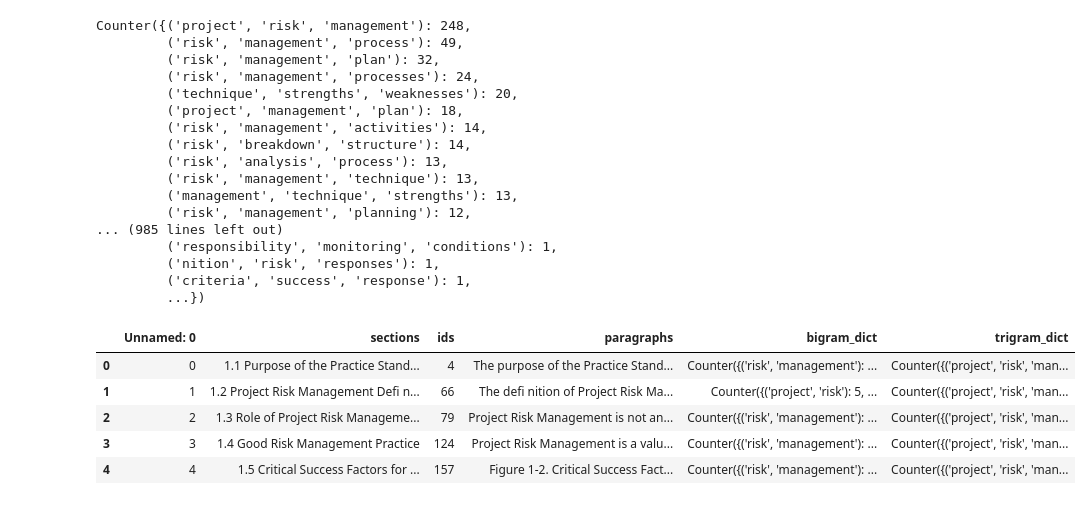
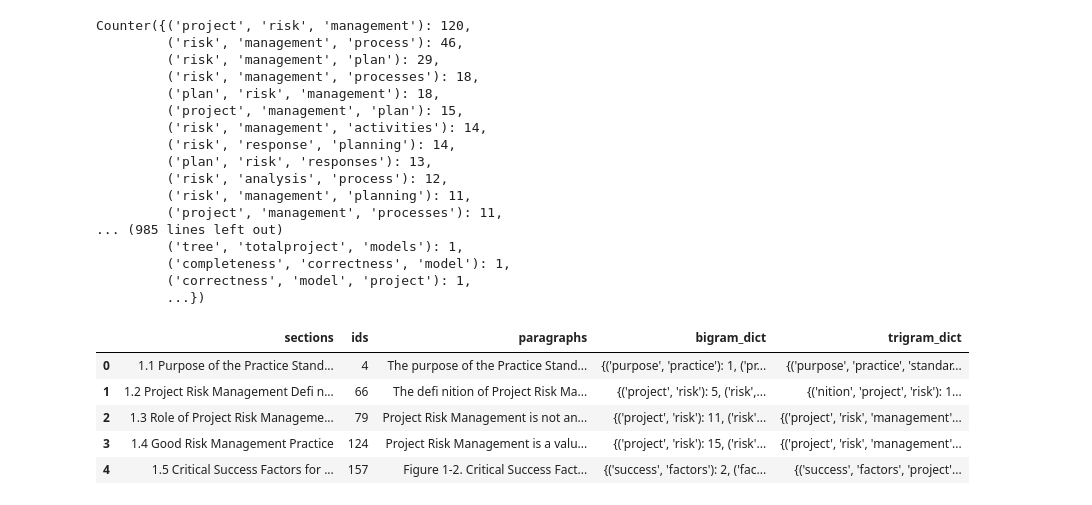
Before and after one commit to ArafetMarnissi/A_knowledge_graph_system_for_Project_Management, a Jupyter notebook: research/preprocessing_based_on_dataframe.ipynb, the cells around one changed output. Saved outputs shown, nothing was run; the diff lists cells and outputs as text; code cells hidden in the pictures.

Commit message:
nodes and relations extraction

```diff
--- a/research/preprocessing_based_on_dataframe.ipynb
+++ b/research/preprocessing_based_on_dataframe.ipynb
@@ -56,7 +99,7 @@ import spacy
 from collections import Counter
 
 # Load spaCy English model for POS tagging
-nlp = spacy.load("en_core_web_lg")
+nlp = spacy.load("en_core_web_trf")
 
 # Step 1: Function to filter bigrams containing only nouns
 def filter_ngrams_nouns(bigram_counter):
@@ -70,15 +113,8 @@ def filter_ngrams_nouns(bigram_counter):
             filtered_bigrams[bigram] = freq  # Add only noun-based bigrams to the new Counter
 
     return filtered_bigrams
-
-
-# # Step 2: Apply the filter to keep only noun-based bigrams
-# filtered_bigrams = filter_ngrams_nouns(dataframe.trigram_dict[0])
-
-# # Display the result
-# print(filtered_bigrams)
 # %%
-list_bigrams,list_trigrams=extract_all_bigrams_and_trigrams(dataframe)
+list_bigrams,list_trigrams=extract_all_bigrams_and_trigrams(df)
 list_filtered_bigrams = []
 list_filtered_trigrams = []
 for counter in list_bigrams:
@@ -111,3 +132,12 @@ print(list_filtered_trigrams)
 # %%
-dataframe['bigram_dict'] = list_filtered_bigrams
-dataframe['trigram_dict'] = list_filtered_trigrams
+df['bigram_dict'] = list_filtered_bigrams
+df['trigram_dict'] = list_filtered_trigrams
+# %%
+def segment_paragraph_into_sentences(paragraph):
+    doc = nlp(paragraph)
+    sentences = [sent.text for sent in doc.sents]
+    sentences = list(filter(lambda s: s.strip(), sentences))
+    return sentences
+
+# Apply the segmentation to each paragraph in the DataFrame
+df['sentences'] = df['processed_paragraphs'].apply(segment_paragraph_into_sentences)
@@ -141,30 +173,30 @@ Counter({('risk', 'management'): 378,
          ...})
 # %%
-combine_all_bigrams(dataframe, "trigram_dict")
+combine_all_bigrams(df, "trigram_dict")
 # %% [output]
-Counter({('project', 'risk', 'management'): 248,
-         ('risk', 'management', 'process'): 49,
-         ('risk', 'management', 'plan'): 32,
-         ('risk', 'management', 'processes'): 24,
-         ('technique', 'strengths', 'weaknesses'): 20,
-         ('project', 'management', 'plan'): 18,
+Counter({('project', 'risk', 'management'): 120,
+         ('risk', 'management', 'process'): 46,
+         ('risk', 'management', 'plan'): 29,
+         ('risk', 'management', 'processes'): 18,
+         ('plan', 'risk', 'management'): 18,
+         ('project', 'management', 'plan'): 15,
          ('risk', 'management', 'activities'): 14,
-         ('risk', 'breakdown', 'structure'): 14,
-         ('risk', 'analysis', 'process'): 13,
-         ('risk', 'management', 'technique'): 13,
-         ('management', 'technique', 'strengths'): 13,
-         ('risk', 'management', 'planning'): 12,
+         ('risk', 'response', 'planning'): 14,
+         ('plan', 'risk', 'responses'): 13,
+         ('risk', 'analysis', 'process'): 12,
+         ('risk', 'management', 'planning'): 11,
+         ('project', 'management', 'processes'): 11,
 ... (985 lines left out)
-         ('responsibility', 'monitoring', 'conditions'): 1,
-         ('nition', 'risk', 'responses'): 1,
-         ('criteria', 'success', 'response'): 1,
+         ('tree', 'totalproject', 'models'): 1,
+         ('completeness', 'correctness', 'model'): 1,
+         ('correctness', 'model', 'project'): 1,
          ...})
 # %%
-dataframe.head()
+df.head()
 # %% [output]
-|  | Unnamed: 0 | sections | ids | paragraphs | bigram_dict | trigram_dict |
-| 0 | 0 | 1.1 Purpose of the Practice Stand... | 4 | The purpose of the Practice Stand... | Counter({('risk', 'management'): ... | Counter({('project', 'risk', 'man... |
-| 1 | 1 | 1.2 Project Risk Management Deﬁ n... | 66 | The deﬁ nition of Project Risk Ma... | Counter({('project', 'risk'): 5, ... | Counter({('project', 'risk', 'man... |
-| 2 | 2 | 1.3 Role of Project Risk Manageme... | 79 | Project Risk Management is not an... | Counter({('risk', 'management'): ... | Counter({('project', 'risk', 'man... |
-| 3 | 3 | 1.4 Good Risk Management Practice | 124 | Project Risk Management is a valu... | Counter({('risk', 'management'): ... | Counter({('project', 'risk', 'man... |
-| 4 | 4 | 1.5 Critical Success Factors for ... | 157 | Figure 1-2. Critical Success Fact... | Counter({('risk', 'management'): ... | Counter({('project', 'risk', 'man... |
+|  | sections | ids | paragraphs | bigram_dict | trigram_dict |
+| 0 | 1.1 Purpose of the Practice Stand... | 4 | The purpose of the Practice Stand... | {('purpose', 'practice'): 1, ('pr... | {('purpose', 'practice', 'standar... |
+| 1 | 1.2 Project Risk Management Deﬁ n... | 66 | The deﬁ nition of Project Risk Ma... | {('project', 'risk'): 5, ('risk',... | {('nition', 'project', 'risk'): 1... |
+| 2 | 1.3 Role of Project Risk Manageme... | 79 | Project Risk Management is not an... | {('project', 'risk'): 11, ('risk'... | {('project', 'risk', 'management'... |
+| 3 | 1.4 Good Risk Management Practice | 124 | Project Risk Management is a valu... | {('project', 'risk'): 15, ('risk'... | {('project', 'risk', 'management'... |
+| 4 | 1.5 Critical Success Factors for ... | 157 | Figure 1-2. Critical Success Fact... | {('success', 'factors'): 2, ('fac... | {('success', 'factors', 'project'... |
```
Also changed, not shown: parts of 35 cells of this notebook, 5 other files.
